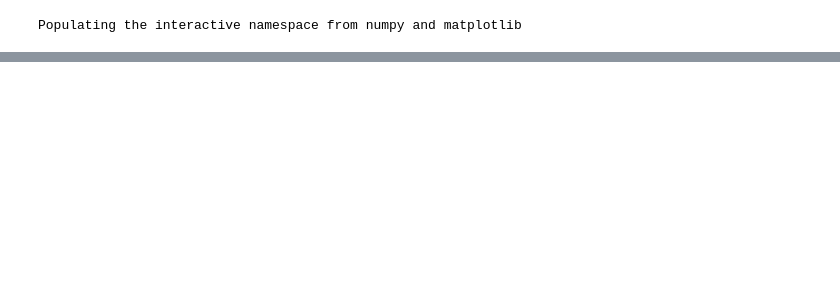
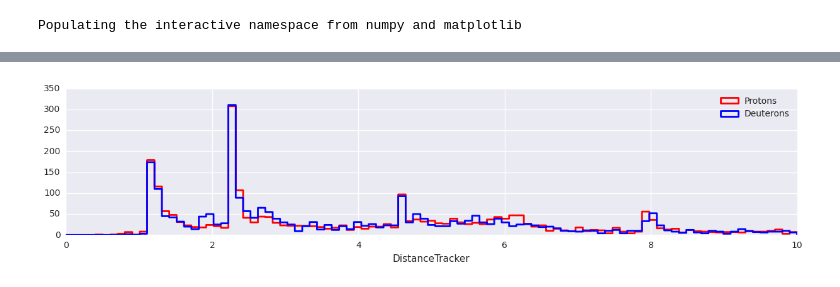
Before and after one commit to KKostya/AMSDeutons, a Jupyter notebook: Notebooks/3DVariables/Distances.ipynb, the cells around one changed output, grey strips where cells are left out. Saved outputs shown, nothing was run; the diff lists cells and outputs as text; code cells hidden in the pictures; blank space fills up the shorter version.

```diff
--- a/Notebooks/3DVariables/Distances.ipynb
+++ b/Notebooks/3DVariables/Distances.ipynb
@@ -34,2 +39,6 @@ data['DistanceTracker_D'][data['DistanceTracker_D']<100000].hist(bins=np.linspac
+# %%
+dplot('DistanceTracker')
+# %% [output]
+[figure, added]
 # %%
 data.plot(x="R", y="BetaTOF", kind="scatter", c='k', marker='.', lw=0, s=1)
```
Also changed, not shown: parts of 18 cells of this notebook.
